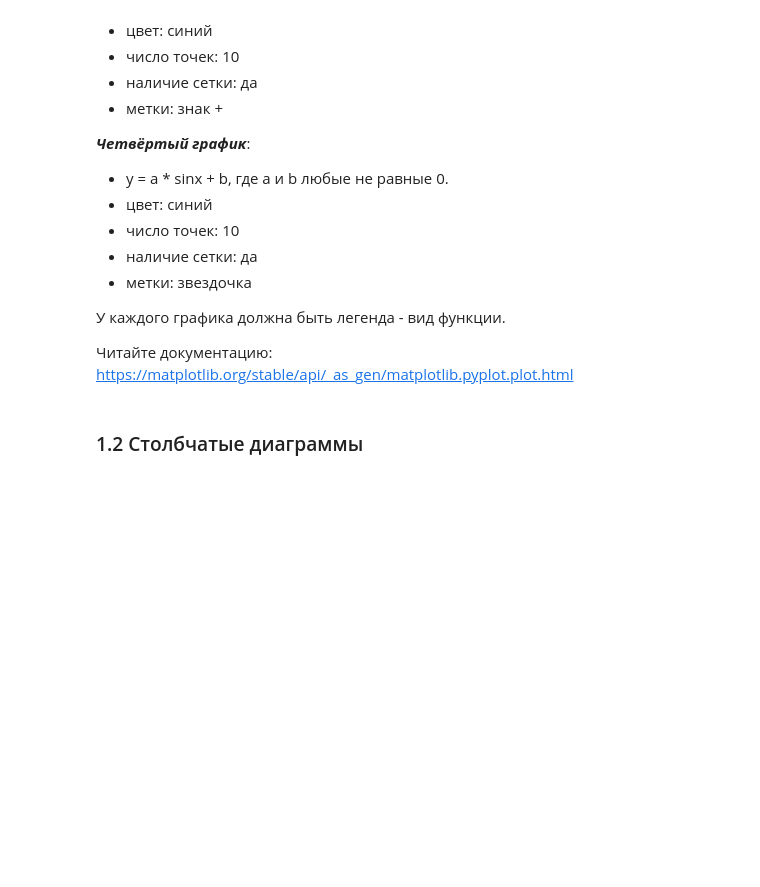
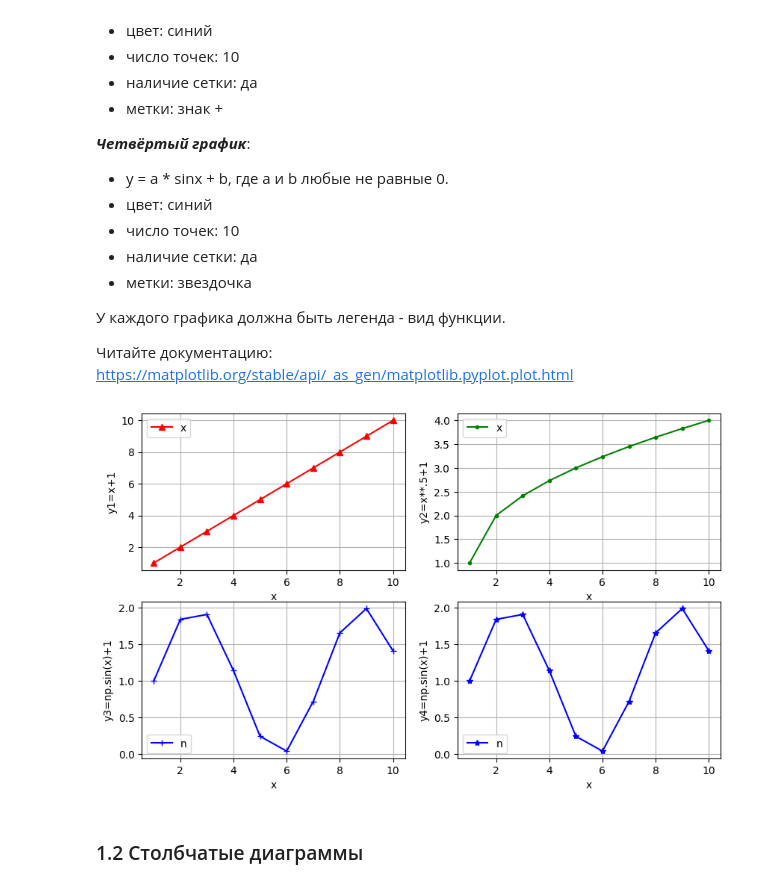
Before and after one commit to skolkovo-bba/informatics3, a Jupyter notebook: Решения/s3_lab05.ipynb, the cells around one changed output. Saved outputs shown, nothing was run; the diff lists cells and outputs as text; code cells hidden in the pictures; blank space fills up the shorter version.

```diff
--- a/Решения/s3_lab05.ipynb
+++ b/Решения/s3_lab05.ipynb
@@ -154,6 +154,22 @@ plt.grid() # Добавим сетку
 У каждого графика должна быть легенда - вид функции.
 
 Читайте документацию: https://matplotlib.org/stable/api/_as_gen/matplotlib.pyplot.plot.html
+# %%
+xs=np.arange(10)
+ys=[xs+1,xs**.5+1,np.sin(xs)+1,np.sin(xs)+1]
+ys_labels='x+1,x**.5+1,np.sin(x)+1,np.sin(x)+1'.split(',')
+colors='red green blue blue'.split()
+marks=[*'^.+*']
+plt.figure(figsize=(10, 6)) # размеры графика
+for i,y,y_label,color,mark in zip(range(1,len(xs)+1),ys,ys_labels,colors,marks):
+    plt.subplot(2, 2, i)
+    plt.plot(x, y, color = color, marker=mark)
+    plt.xlabel('х') # Подпись оси х
+    plt.ylabel(f"y{i}={y_label}") # Подпись оси y
+    plt.legend(y_label)
+    plt.grid() # Добавим сетку
+# %% [output]
+[figure, added]
 # %% [markdown]
 ### 1.2 Столбчатые диаграммы
 # %% [markdown]
```
Also changed, not shown: parts of 28 cells of this notebook, 2 other files.
